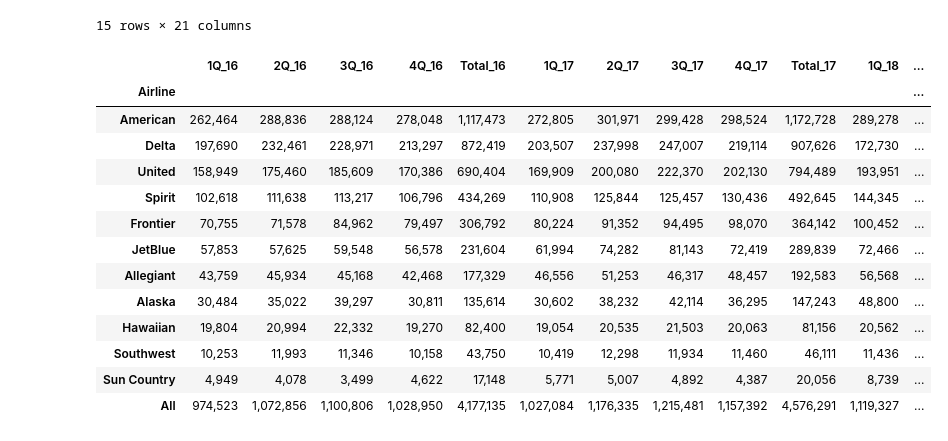
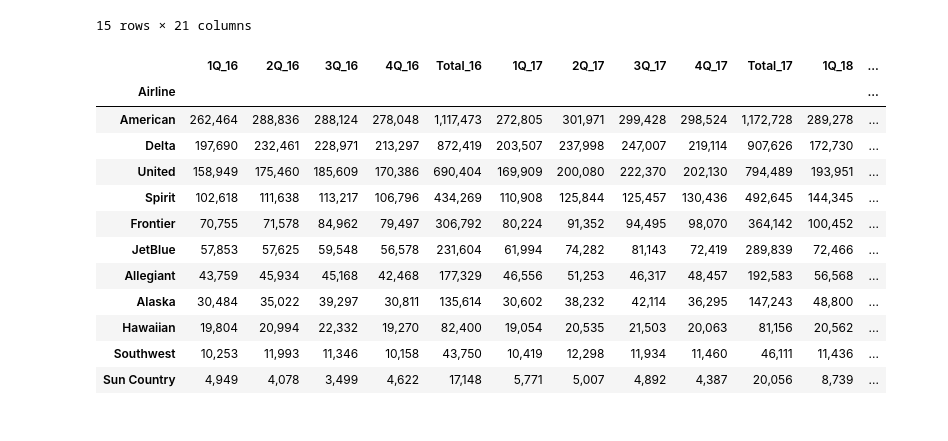
Before and after one commit to marcum531/Project1, a Jupyter notebook: Baggage_Fees.ipynb, the cells around one changed output. Saved outputs shown, nothing was run; the diff lists cells and outputs as text; code cells hidden in the pictures.

```diff
--- a/Baggage_Fees.ipynb
+++ b/Baggage_Fees.ipynb
@@ -105,24 +130,24 @@ total_baggage_fees
 | 14 | Island Air Hawaii* | NaN | NaN | NaN | NaN | NaN | 1,518 | 1,761 | 1,714 | NaN | ... | ... |
 15 rows × 21 columns
 # %%
-total_baggage_fees1 = total_baggage_fees.drop([total_baggage_fees.index[9], total_baggage_fees.index[12], total_baggage_fees.index[14]])
+total_baggage_fees1 = total_baggage_fees.drop([total_baggage_fees.index[9], total_baggage_fees.index[12],
+                                               total_baggage_fees.index[13], total_baggage_fees.index[14]])
 total_baggage_fees2 = total_baggage_fees1.set_index('Airline')
 total_baggage_fees2
 # %% [output]
 |  | 1Q_16 | 2Q_16 | 3Q_16 | 4Q_16 | Total_16 | 1Q_17 | 2Q_17 | 3Q_17 | 4Q_17 | Total_17 | 1Q_18 | ... |
 | Airline |  |  |  |  |  |  |  |  |  |  |  | ... |
 | American | 262,464 | 288,836 | 288,124 | 278,048 | 1,117,473 | 272,805 | 301,971 | 299,428 | 298,524 | 1,172,728 | 289,278 | ... |
 | Delta | 197,690 | 232,461 | 228,971 | 213,297 | 872,419 | 203,507 | 237,998 | 247,007 | 219,114 | 907,626 | 172,730 | ... |
 | United | 158,949 | 175,460 | 185,609 | 170,386 | 690,404 | 169,909 | 200,080 | 222,370 | 202,130 | 794,489 | 193,951 | ... |
 | Spirit | 102,618 | 111,638 | 113,217 | 106,796 | 434,269 | 110,908 | 125,844 | 125,457 | 130,436 | 492,645 | 144,345 | ... |
 | Frontier | 70,755 | 71,578 | 84,962 | 79,497 | 306,792 | 80,224 | 91,352 | 94,495 | 98,070 | 364,142 | 100,452 | ... |
 | JetBlue | 57,853 | 57,625 | 59,548 | 56,578 | 231,604 | 61,994 | 74,282 | 81,143 | 72,419 | 289,839 | 72,466 | ... |
 | Allegiant | 43,759 | 45,934 | 45,168 | 42,468 | 177,329 | 46,556 | 51,253 | 46,317 | 48,457 | 192,583 | 56,568 | ... |
 | Alaska | 30,484 | 35,022 | 39,297 | 30,811 | 135,614 | 30,602 | 38,232 | 42,114 | 36,295 | 147,243 | 48,800 | ... |
 | Hawaiian | 19,804 | 20,994 | 22,332 | 19,270 | 82,400 | 19,054 | 20,535 | 21,503 | 20,063 | 81,156 | 20,562 | ... |
 | Southwest | 10,253 | 11,993 | 11,346 | 10,158 | 43,750 | 10,419 | 12,298 | 11,934 | 11,460 | 46,111 | 11,436 | ... |
 | Sun Country | 4,949 | 4,078 | 3,499 | 4,622 | 17,148 | 5,771 | 5,007 | 4,892 | 4,387 | 20,056 | 8,739 | ... |
-| All | 974,523 | 1,072,856 | 1,100,806 | 1,028,950 | 4,177,135 | 1,027,084 | 1,176,335 | 1,215,481 | 1,157,392 | 4,576,291 | 1,119,327 | ... |
 # %%
 x_axis = total_baggage_fees2.index.values
 x_axis
```
Also changed, not shown: parts of 12 cells of this notebook.
